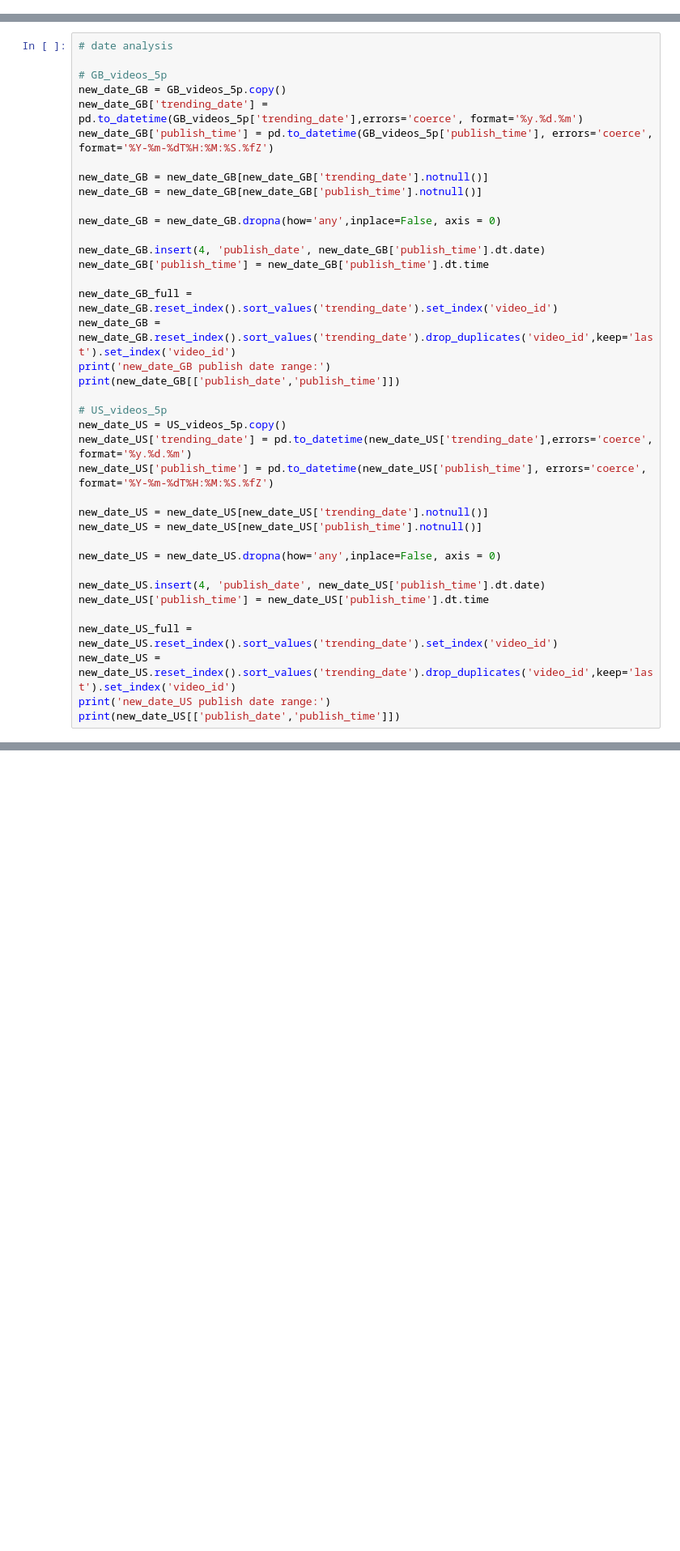
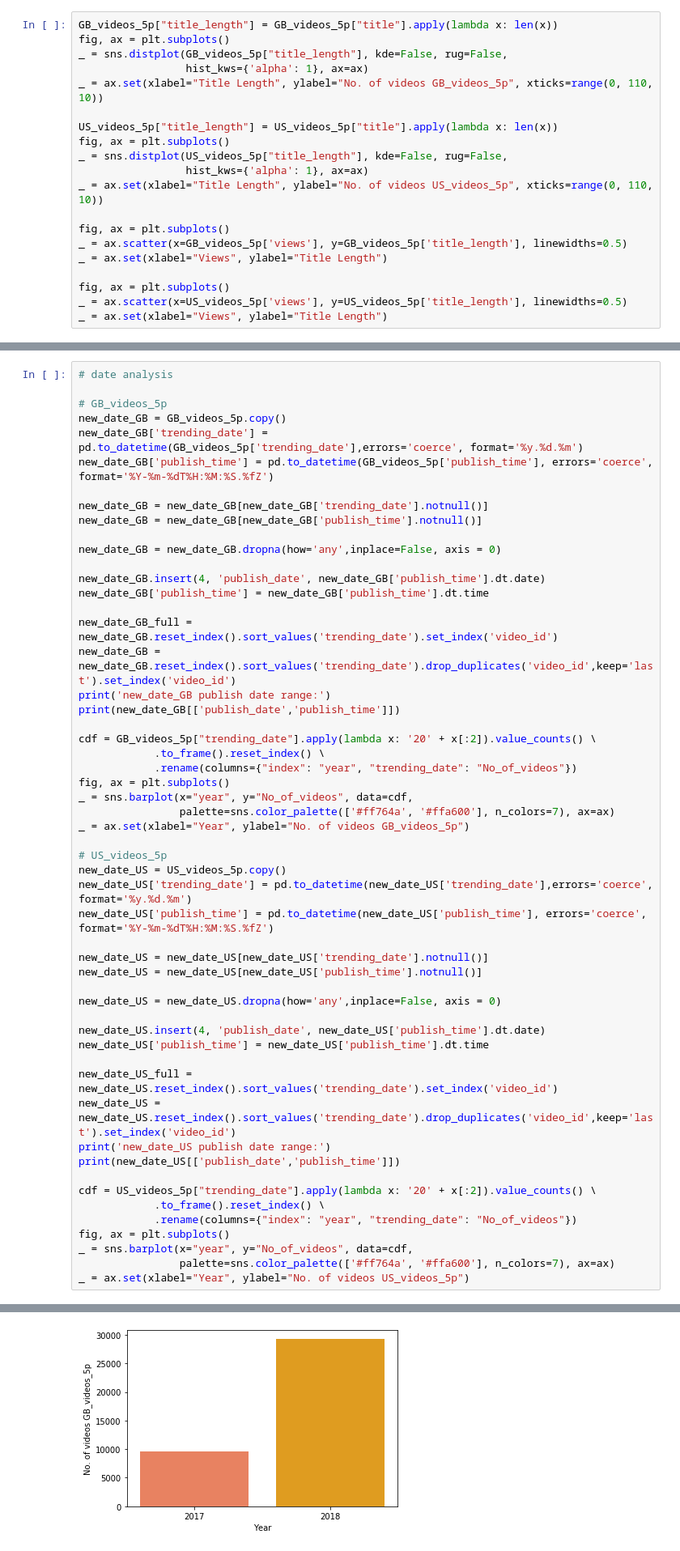
Before and after one commit to Bartosz-Gorka-Archive/youtube-trending-videos, a Jupyter notebook: youtube_trending_videos.ipynb, the cells around one changed output, grey strips where cells are left out. Shown: that part at 81% size. Saved outputs shown, nothing was run; the diff lists cells and outputs as text; blank space fills up the shorter version.

```diff
--- a/youtube_trending_videos.ipynb
+++ b/youtube_trending_videos.ipynb
@@ -82,0 +113,20 @@ not empty attribute description  [%]: 98.60802461598574
+# %%
+GB_videos_5p["title_length"] = GB_videos_5p["title"].apply(lambda x: len(x))
+fig, ax = plt.subplots()
+_ = sns.distplot(GB_videos_5p["title_length"], kde=False, rug=False,
+                 hist_kws={'alpha': 1}, ax=ax)
+_ = ax.set(xlabel="Title Length", ylabel="No. of videos GB_videos_5p", xticks=range(0, 110, 10))
+
+US_videos_5p["title_length"] = US_videos_5p["title"].apply(lambda x: len(x))
+fig, ax = plt.subplots()
+_ = sns.distplot(US_videos_5p["title_length"], kde=False, rug=False,
+                 hist_kws={'alpha': 1}, ax=ax)
+_ = ax.set(xlabel="Title Length", ylabel="No. of videos US_videos_5p", xticks=range(0, 110, 10))
+
+fig, ax = plt.subplots()
+_ = ax.scatter(x=GB_videos_5p['views'], y=GB_videos_5p['title_length'], linewidths=0.5)
+_ = ax.set(xlabel="Views", ylabel="Title Length")
+
+fig, ax = plt.subplots()
+_ = ax.scatter(x=US_videos_5p['views'], y=US_videos_5p['title_length'], linewidths=0.5)
+_ = ax.set(xlabel="Views", ylabel="Title Length")
@@ -101,6 +160,14 @@ new_date_GB = new_date_GB.reset_index().sort_values('trending_date').drop_duplic
 print('new_date_GB publish date range:')
 print(new_date_GB[['publish_date','publish_time']])
 
+cdf = GB_videos_5p["trending_date"].apply(lambda x: '20' + x[:2]).value_counts() \
+            .to_frame().reset_index() \
+            .rename(columns={"index": "year", "trending_date": "No_of_videos"})
+fig, ax = plt.subplots()
+_ = sns.barplot(x="year", y="No_of_videos", data=cdf,
+                palette=sns.color_palette(['#ff764a', '#ffa600'], n_colors=7), ax=ax)
+_ = ax.set(xlabel="Year", ylabel="No. of videos GB_videos_5p")
+
 # US_videos_5p
 new_date_US = US_videos_5p.copy()
 new_date_US['trending_date'] = pd.to_datetime(new_date_US['trending_date'],errors='coerce', format='%y.%d.%m')
@@ -109,30 +176,39 @@ new_date_US['publish_time'] = pd.to_datetime(new_date_US['publish_time'], errors
 new_date_US = new_date_US[new_date_US['trending_date'].notnull()]
 new_date_US = new_date_US[new_date_US['publish_time'].notnull()]
 
 new_date_US = new_date_US.dropna(how='any',inplace=False, axis = 0)
 
 new_date_US.insert(4, 'publish_date', new_date_US['publish_time'].dt.date)
 new_date_US['publish_time'] = new_date_US['publish_time'].dt.time
 
 new_date_US_full = new_date_US.reset_index().sort_values('trending_date').set_index('video_id')
 new_date_US = new_date_US.reset_index().sort_values('trending_date').drop_duplicates('video_id',keep='last').set_index('video_id')
 print('new_date_US publish date range:')
 print(new_date_US[['publish_date','publish_time']])
+
+cdf = US_videos_5p["trending_date"].apply(lambda x: '20' + x[:2]).value_counts() \
+            .to_frame().reset_index() \
+            .rename(columns={"index": "year", "trending_date": "No_of_videos"})
+fig, ax = plt.subplots()
+_ = sns.barplot(x="year", y="No_of_videos", data=cdf,
+                palette=sns.color_palette(['#ff764a', '#ffa600'], n_colors=7), ax=ax)
+_ = ax.set(xlabel="Year", ylabel="No. of videos US_videos_5p")
 # %% [output]
 new_date_GB publish date range:
             publish_date publish_time
 video_id
 Fkwkn7vXpWI   2017-11-09     10:00:00
 Plh2sfrbdlc   2017-11-03     16:16:41
 7DLKv39MLbg   2017-11-03     14:56:32
 OXZQ5DfSAAc   2017-11-01     16:40:51
 xq9FgX_mXiE   2017-11-01     05:59:58
 ...                  ...          ...
 T3zm1_JSPOQ   2018-05-31     16:07:53
 BspHjvU11y4   2018-05-13     13:00:41
 SQmOaJciI7Q   2018-06-07     19:00:14
 ... (16 lines left out)
 zUzBfBqbSmc   2018-05-31     22:57:07
 Qofj8MKO6mk   2018-05-31     16:05:40
 
 [1626 rows x 2 columns]
+[figure, added]
```
Also changed, not shown: parts of 10 cells of this notebook.
